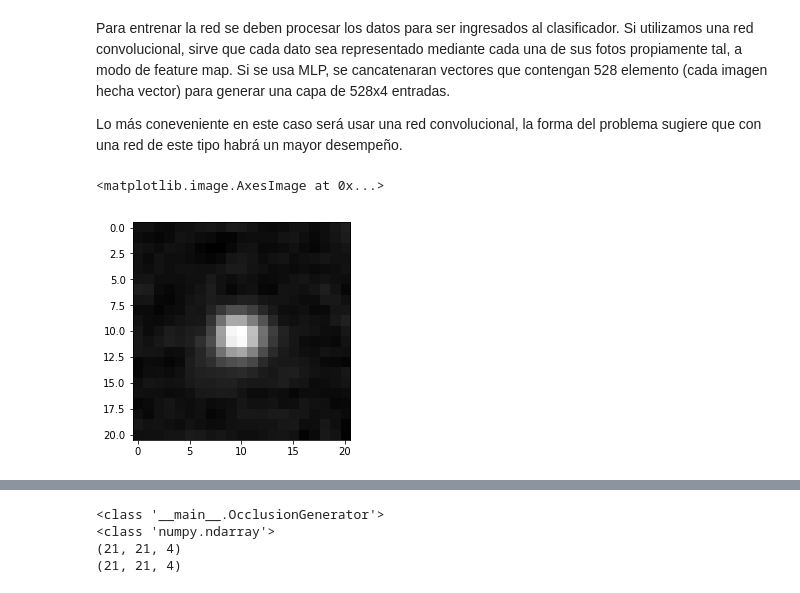
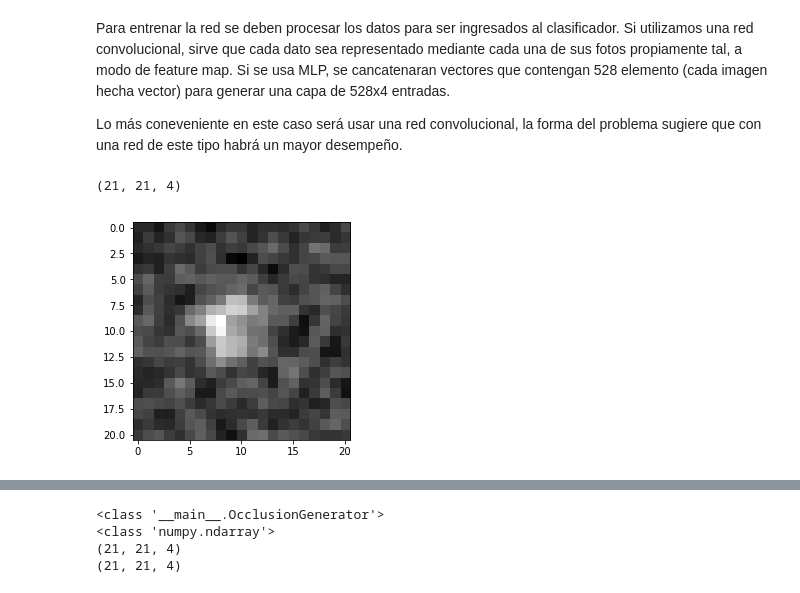
Before and after one commit to thBate/Proyecto-EL4106-, a Jupyter notebook: mapas_oclusion.ipynb, the cells around one changed output, grey strips where cells are left out. Drawn from its saved outputs; the diff is of its cells as text; code cells hidden in the pictures.

```diff
--- a/mapas_oclusion.ipynb
+++ b/mapas_oclusion.ipynb
@@ -90,20 +90,20 @@ num=80000
 #Es importante hacerle el zero padding para tener mejor desempeño en una posible red convolucional
 #Así también los mapas de oclusión habrán sido calculados con la misma cantidad de 'tapadas' para cada pixel
 #Acá se genera el set con el que se entrenará el clasificador (sin oclusión todavía), a partir de una porciín del dict
-
+#pad de tamano constante 2, se deberia cambiar si se aumenta el tamano del parche
 def zero_pad(dataset,zero=True):
     datos_proc=[]
     if zero==True:
         for i in range(dataset.shape[0]):
             dato=dataset[i]#dato son las 4 fotos en 21x21x4
-            dato=np.pad(dato, pad_width=1, mode='constant', constant_values=0)
-            f_imag=dato[:,:,1:5]#Se retiran dos capas que se hicieron de ceros en las tapas del cubo
+            dato1=np.pad(dato, pad_width=2, mode='constant', constant_values=0)
+            f_imag=dato1[:,:,2:6]#Se retiran dos capas que se hicieron de ceros en las tapas del cubo
             datos_proc.append(f_imag)
         return datos_proc
     else:
         for i in range(dataset.shape[0]):
-            dato=dataset[i]#dato son las 4 fotos en 21x21x4
-            datos_proc.append(dato)
+            dato2=dataset[i]#dato son las 4 fotos en 21x21x4
+            datos_proc.append(dato2)
         return datos_proc
 def labels(dataset):
     labels=[]
@@ -113,11 +113,12 @@ def labels(dataset):
     return labels
 
 datos_proce=zero_pad(data["images"][0:num])#este contiene las fotos con el zero pad
-labels_proce=labels(data["labels"][0:num])
 #ejemplo
 datos_sPad=zero_pad(data["images"][0:num],False)#este contiene las fotos sin el zero pad
 labels_proce=labels(data["labels"][0:num])
-plt.imshow(datos_sPad[3][:,:,1], cmap="gray")
-# %% [output]
-<matplotlib.image.AxesImage at 0x...>
-[figure, removed]
+# %%
+plt.imshow(datos_sPad[2][:,:,1], cmap="gray")
+datos_sPad[0].shape
+# %% [output]
+(21, 21, 4)
+[figure, added]
```
Also changed, not shown: parts of 24 cells of this notebook.
